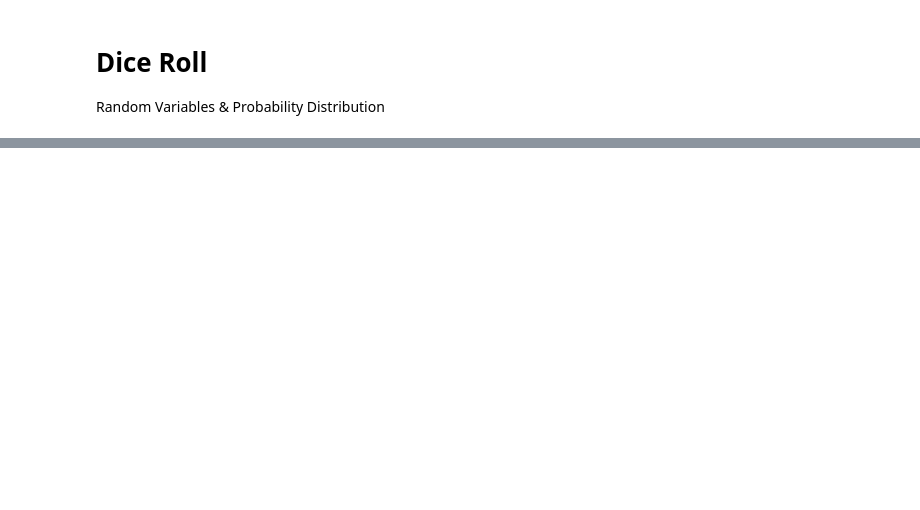
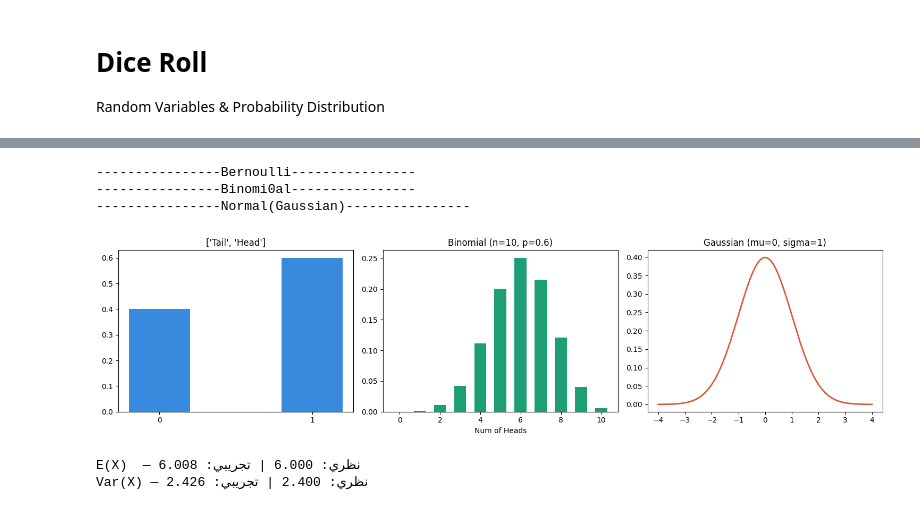
Before and after one commit to ahmedkhafagy800/ml-math-foundations, a Jupyter notebook: ai-math.ipynb, the cells around one changed output, grey strips where cells are left out. Cells and saved outputs as stored; diff of their text form; code cells hidden in the pictures; blank space fills up the shorter version.

```diff
--- a/ai-math.ipynb
+++ b/ai-math.ipynb
@@ -39,0 +42,59 @@ Variance of rolls is:   2.909
+# %%
+# Bernoulli حدث واحد له نتيجتين محتملتين
+# القاء العملة مرة واحدة
+
+print("----------------Bernoulli----------------")
+
+fig, axis = plt.subplots(1,3, figsize=(15,4))
+p = 0.6 # for Head
+values = [0, 1]
+axis[0].bar(values, bernoulli.pmf(values, p), color='#378ADD', width=0.4)
+'''
+PMF: Probability Mass Function (ايه احتمال ان ال هيد تطلع 6)
+Bernoulli: p^x * (1-p)^1-x
+for value:1 (0.6)^1 * (0.4)^1-1 -> 0.6
+for value:0 (0.6)^0 * (0.4)^1-0 -> 0.4
+'''
+axis[0].set_title("Bernoulli (p=0.6)")
+axis[0].set_xticks([0,1])
+axis[0].set_title(['Tail', 'Head'])
+
+print("----------------Binomi0al----------------")
+
+n, p = 10, 0.6
+values = np.arange(0, 11) # -> arr([0, 1, 2, 3, 4, 5, 6, 7, 8, 9, 10]) عدد ظهور ال Head
+axis[1].bar(values, binom.pmf(values, n, p), color='#1D9E75', width=0.6)
+axis[1].set_title('Binomial (n=10, p=0.6)')
+axis[1].set_xlabel('Num of Heads')
+
+print("----------------Normal(Gaussian)----------------")
+
+values = np.linspace(-4,4,200) # 200 values between -4 and 4
+axis[2].plot(values, norm.pdf(values, 0, 1), color='#D85A30', linewidth=2) # plot curve
+axis[2].set_title("Gaussian (mu=0, sigma=1)")
+
+plt.tight_layout()
+plt.show()
+# %% [output]
+----------------Bernoulli----------------
+----------------Binomi0al----------------
+----------------Normal(Gaussian)----------------
+[figure, added]
+# %%
+# Binomial
+n, p = 10, 0.6
+
+# نظري
+e_theoretical = n * p
+var_theoretical = n * p * (1 - p)
+
+# تجريبي — بنعمل simulation
+samples = np.random.binomial(n, p, size=10_000)
+e_empirical = samples.mean()
+var_empirical = samples.var()
+
+print(f"E(X)  — نظري: {e_theoretical:.3f} | تجريبي: {e_empirical:.3f}")
+print(f"Var(X) — نظري: {var_theoretical:.3f} | تجريبي: {var_empirical:.3f}")
+# %% [output]
+E(X)  — نظري: 6.000 | تجريبي: 6.008
+Var(X) — نظري: 2.400 | تجريبي: 2.426
```
Also changed, not shown: parts of 5 cells of this notebook.
